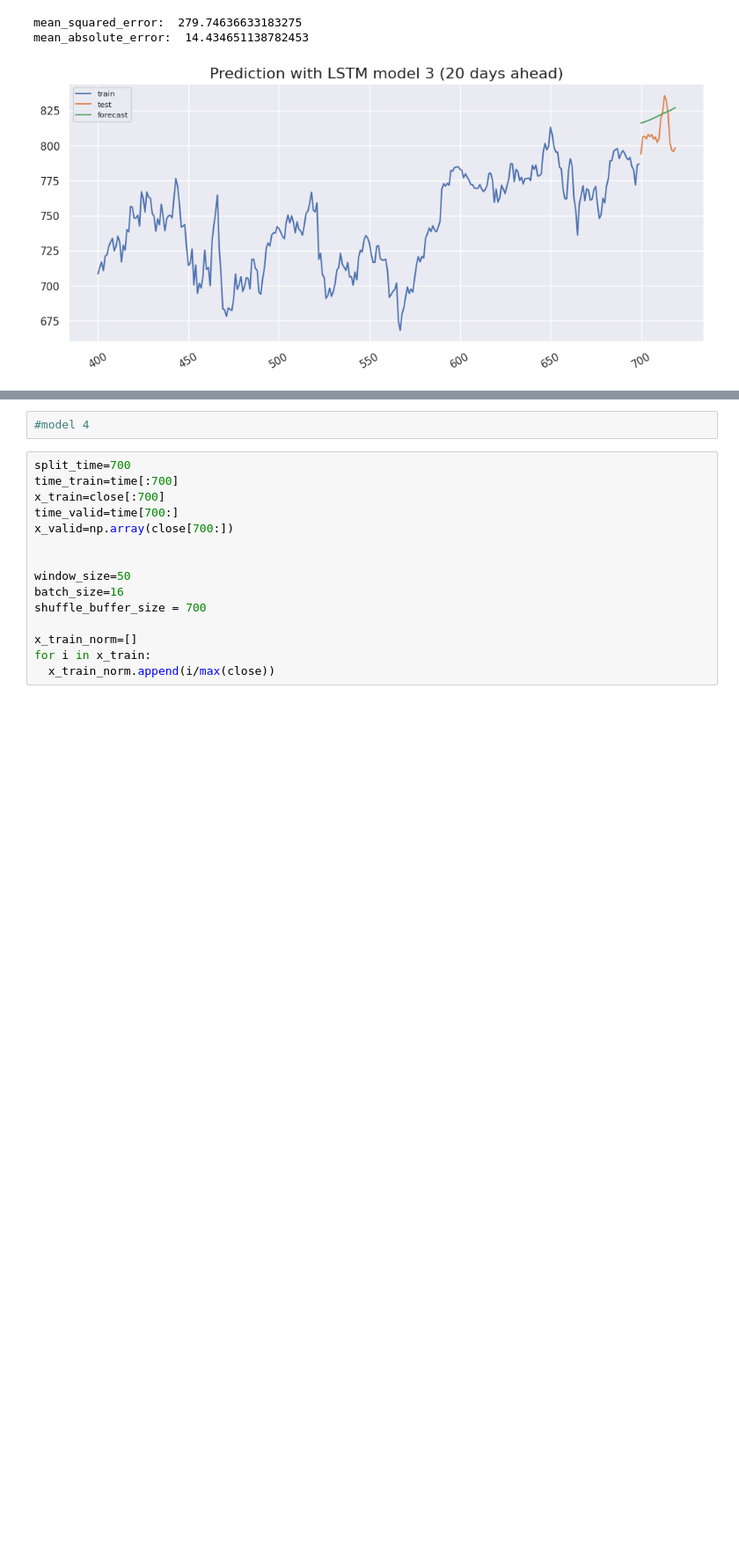
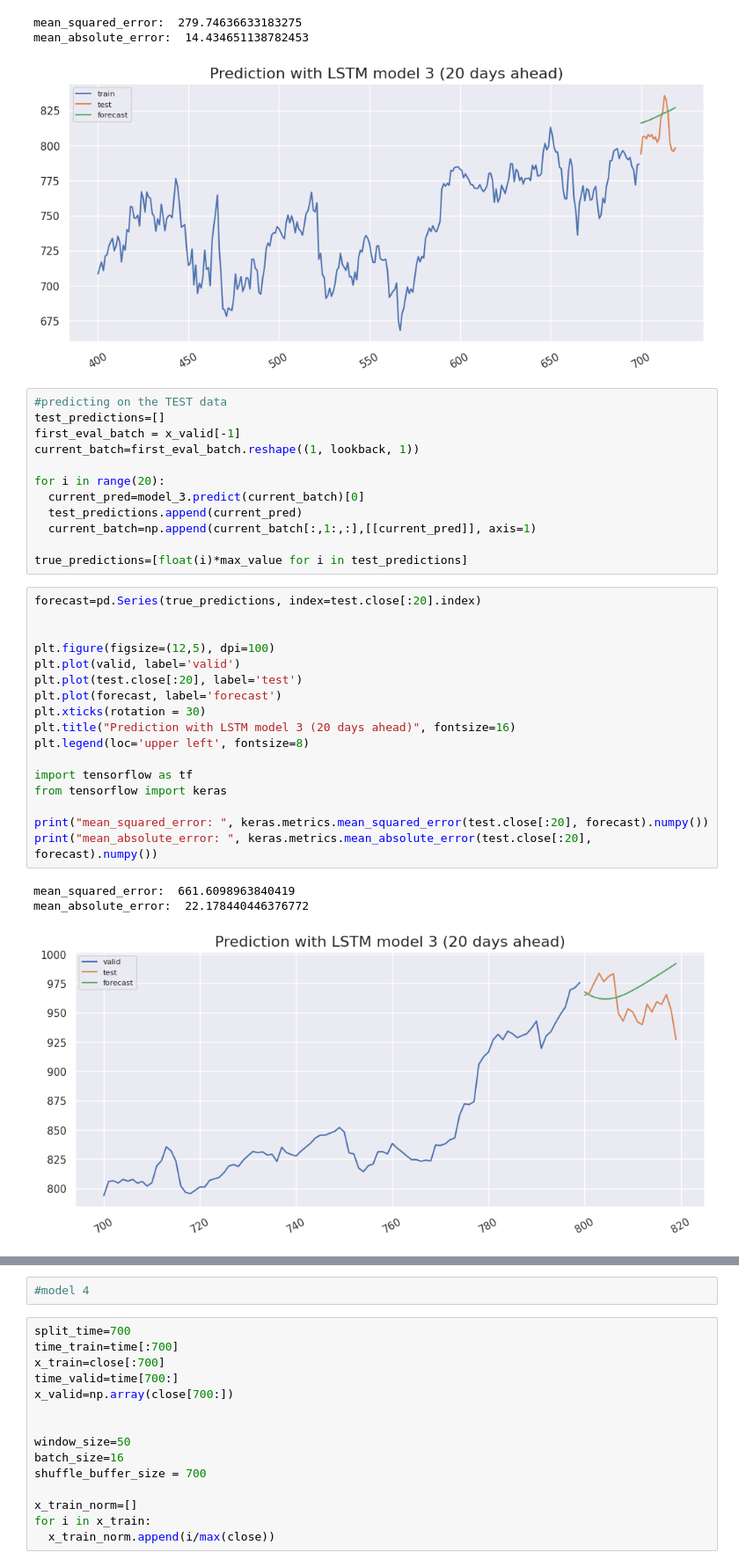
Before and after one commit to vbanai/Time-series-analysis, a Jupyter notebook: StockExchange.ipynb, the cells around one changed output, grey strips where cells are left out. Shown at 88% size. Drawn from its saved outputs; the diff is of its cells as text; blank space fills up the shorter version.

```diff
--- a/StockExchange.ipynb
+++ b/StockExchange.ipynb
@@ -1671,3 +1671,36 @@ print("mean_absolute_error: ", keras.metrics.mean_absolute_error(valid.close[:20
 mean_squared_error:  279.74636633183275
 mean_absolute_error:  14.434651138782453
 [figure]
+# %%
+#predicting on the TEST data
+test_predictions=[]
+first_eval_batch = x_valid[-1]
+current_batch=first_eval_batch.reshape((1, lookback, 1))
+
+for i in range(20):
+  current_pred=model_3.predict(current_batch)[0]
+  test_predictions.append(current_pred)
+  current_batch=np.append(current_batch[:,1:,:],[[current_pred]], axis=1)
+
+true_predictions=[float(i)*max_value for i in test_predictions]
+# %%
+forecast=pd.Series(true_predictions, index=test.close[:20].index)
+
+
+plt.figure(figsize=(12,5), dpi=100)
+plt.plot(valid, label='valid')
+plt.plot(test.close[:20], label='test')
+plt.plot(forecast, label='forecast')
+plt.xticks(rotation = 30)
+plt.title("Prediction with LSTM model 3 (20 days ahead)", fontsize=16)
+plt.legend(loc='upper left', fontsize=8)
+
+import tensorflow as tf
+from tensorflow import keras
+
+print("mean_squared_error: ", keras.metrics.mean_squared_error(test.close[:20], forecast).numpy())
+print("mean_absolute_error: ", keras.metrics.mean_absolute_error(test.close[:20], forecast).numpy())
+# %% [output]
+mean_squared_error:  661.6098963840419
+mean_absolute_error:  22.178440446376772
+[figure, added]
```
Also changed, not shown: parts of 2 cells of this notebook.
